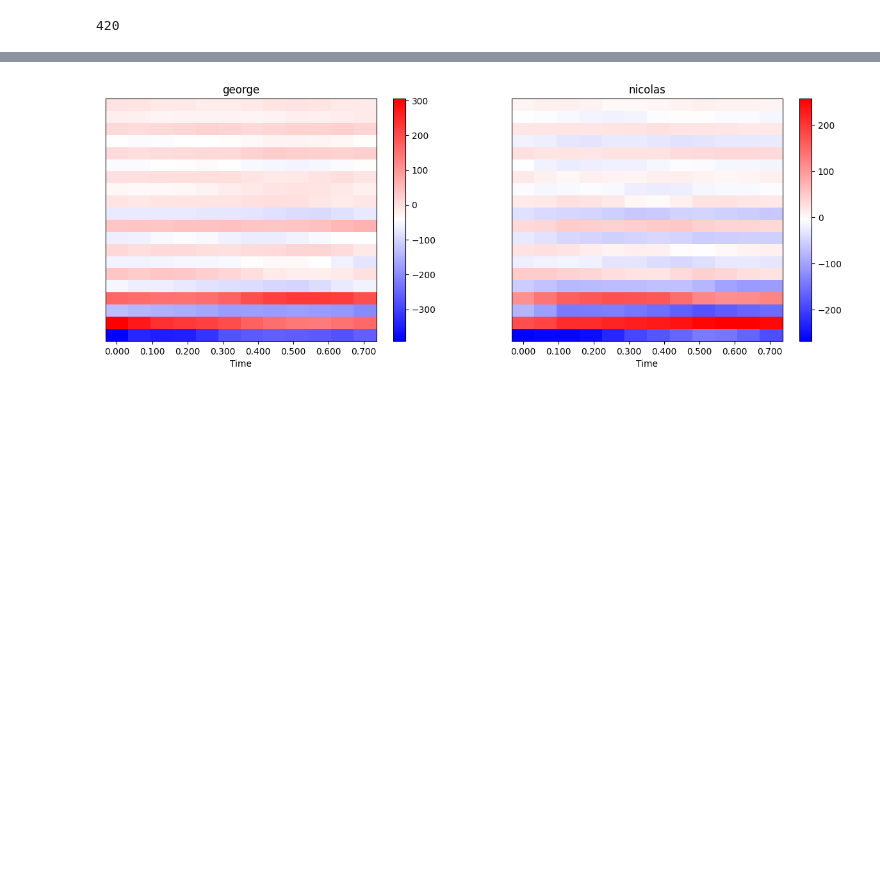
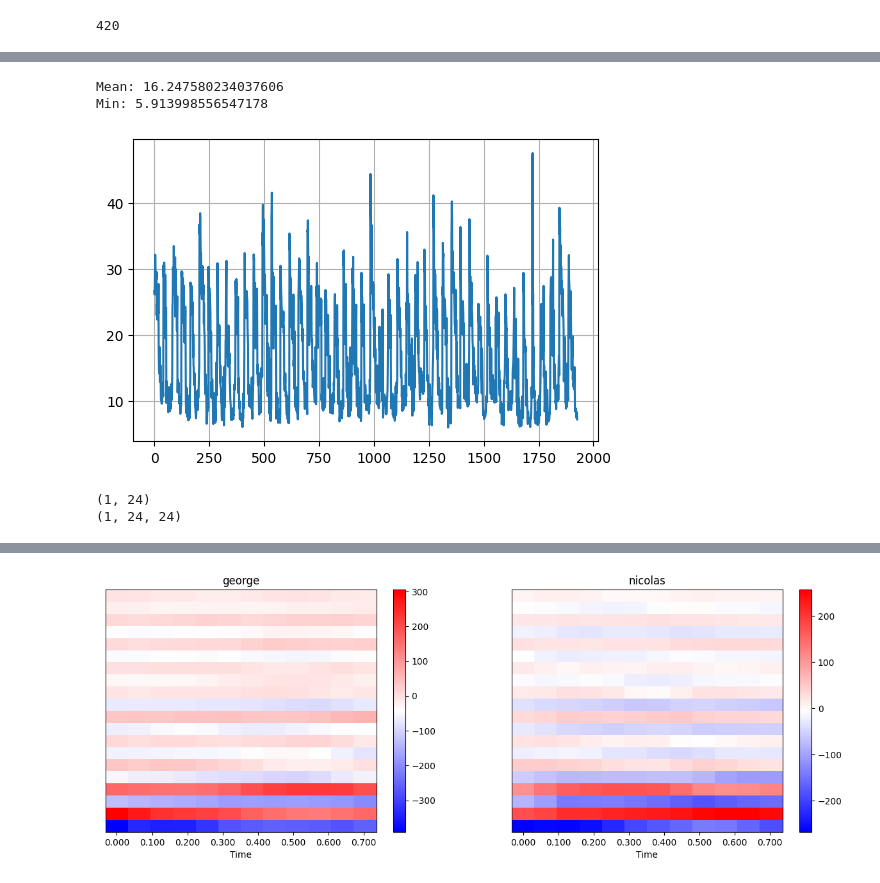
Before and after one commit to MikeChuv/AudioSignalProcessing, a Jupyter notebook: mfcc_gmm.ipynb, the cells around one changed output, grey strips where cells are left out. Saved outputs shown, nothing was run; the diff lists cells and outputs as text; code cells hidden in the pictures; blank space fills up the shorter version.

```diff
--- a/mfcc_gmm.ipynb
+++ b/mfcc_gmm.ipynb
@@ -260,4 +282,8 @@ mfccsA, mfccsB = trimFeatures([mfccsA, mfccsB])
 # shapesB = {b.shape for b in mfccsB}
 # print(shapesA)
 # print(shapesB)
+
+deltasA = getDeltasList(filesA)
+deltasB = getDeltasList(filesB)
+deltasA, deltasB = trimFeatures([deltasA, deltasB])
 # %% [output]
@@ -295,0 +493,25 @@ gm4B = GaussianMixture(n_components=1, random_state=0).fit(train4B)
+# %%
+rlistA = []
+for el in test4B:
+    x = el
+    means = np.squeeze(gm4A.means_)
+    cov = np.squeeze(gm4A.covariances_)
+
+    # r = ((n - k) / (k * (n - 1))) * n * (x - means).T @ np.linalg.inv(cov) @ (x - means)
+    r = np.sqrt((x - means).T @ np.linalg.inv(cov) @ (x - means))
+    rlistA.append(r)
+# print(rlistA)
+print(f'Mean: {np.mean(rlistA)}')
+print(f'Min: {np.min(rlistA)}')
+plt.plot(range(len(rlistA)), rlistA)
+plt.show()
+# %% [output]
+Mean: 16.247580234037606
+Min: 5.913998556547178
+[figure, added]
+# %%
+print(gm4A.means_.shape)
+print(gm4A.covariances_.shape)
+# %% [output]
+(1, 24)
+(1, 24, 24)
```
Also changed, not shown: parts of 38 cells of this notebook, 1 other file.
